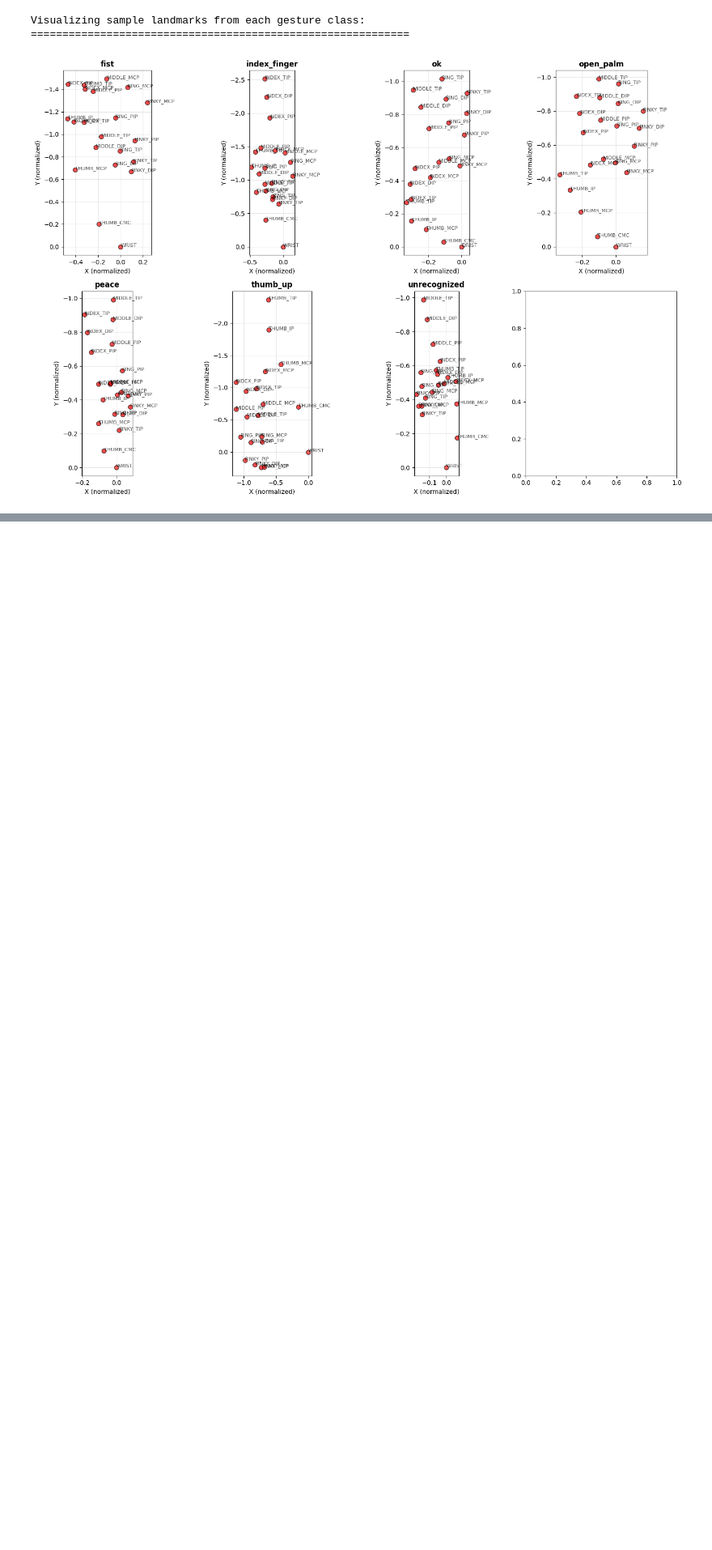
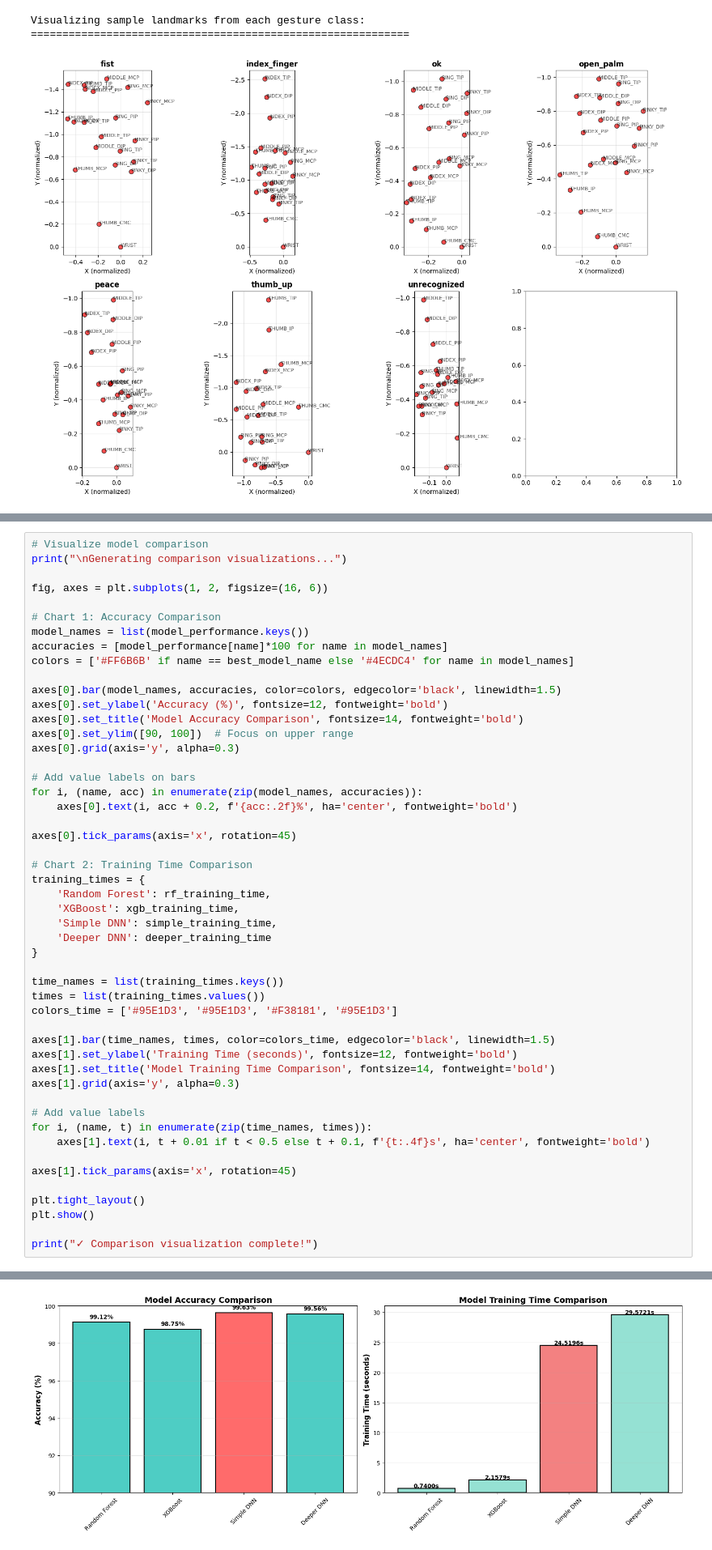
Before and after one commit to LaimengEung/mediapipe-hand-pose-recognition, a Jupyter notebook: training_model.ipynb, the cells around one changed output, grey strips where cells are left out. Shown at 81% size. Cells and saved outputs as stored; diff of their text form; blank space fills up the shorter version.

```diff
--- a/training_model.ipynb
+++ b/training_model.ipynb
@@ -318,0 +541,51 @@ Model training complete!
+# %%
+# Visualize model comparison
+print("\nGenerating comparison visualizations...")
+
+fig, axes = plt.subplots(1, 2, figsize=(16, 6))
+
+# Chart 1: Accuracy Comparison
+model_names = list(model_performance.keys())
+accuracies = [model_performance[name]*100 for name in model_names]
+colors = ['#FF6B6B' if name == best_model_name else '#4ECDC4' for name in model_names]
+
+axes[0].bar(model_names, accuracies, color=colors, edgecolor='black', linewidth=1.5)
+axes[0].set_ylabel('Accuracy (%)', fontsize=12, fontweight='bold')
+axes[0].set_title('Model Accuracy Comparison', fontsize=14, fontweight='bold')
+axes[0].set_ylim([90, 100])  # Focus on upper range
+axes[0].grid(axis='y', alpha=0.3)
+
+# Add value labels on bars
+for i, (name, acc) in enumerate(zip(model_names, accuracies)):
+    axes[0].text(i, acc + 0.2, f'{acc:.2f}%', ha='center', fontweight='bold')
+
+axes[0].tick_params(axis='x', rotation=45)
+
+# Chart 2: Training Time Comparison
+training_times = {
+    'Random Forest': rf_training_time,
+    'XGBoost': xgb_training_time,
+    'Simple DNN': simple_training_time,
+    'Deeper DNN': deeper_training_time
+}
+
+time_names = list(training_times.keys())
+times = list(training_times.values())
+colors_time = ['#95E1D3', '#95E1D3', '#F38181', '#95E1D3']
+
+axes[1].bar(time_names, times, color=colors_time, edgecolor='black', linewidth=1.5)
+axes[1].set_ylabel('Training Time (seconds)', fontsize=12, fontweight='bold')
+axes[1].set_title('Model Training Time Comparison', fontsize=14, fontweight='bold')
+axes[1].grid(axis='y', alpha=0.3)
+
+# Add value labels
+for i, (name, t) in enumerate(zip(time_names, times)):
+    axes[1].text(i, t + 0.01 if t < 0.5 else t + 0.1, f'{t:.4f}s', ha='center', fontweight='bold')
+
+axes[1].tick_params(axis='x', rotation=45)
+
+plt.tight_layout()
+plt.show()
+
+print("✓ Comparison visualization complete!")
+# %% [output]
@@ -318,0 +593 @@ Model training complete!
+[figure, added]
```
Also changed, not shown: parts of 20 cells of this notebook.
